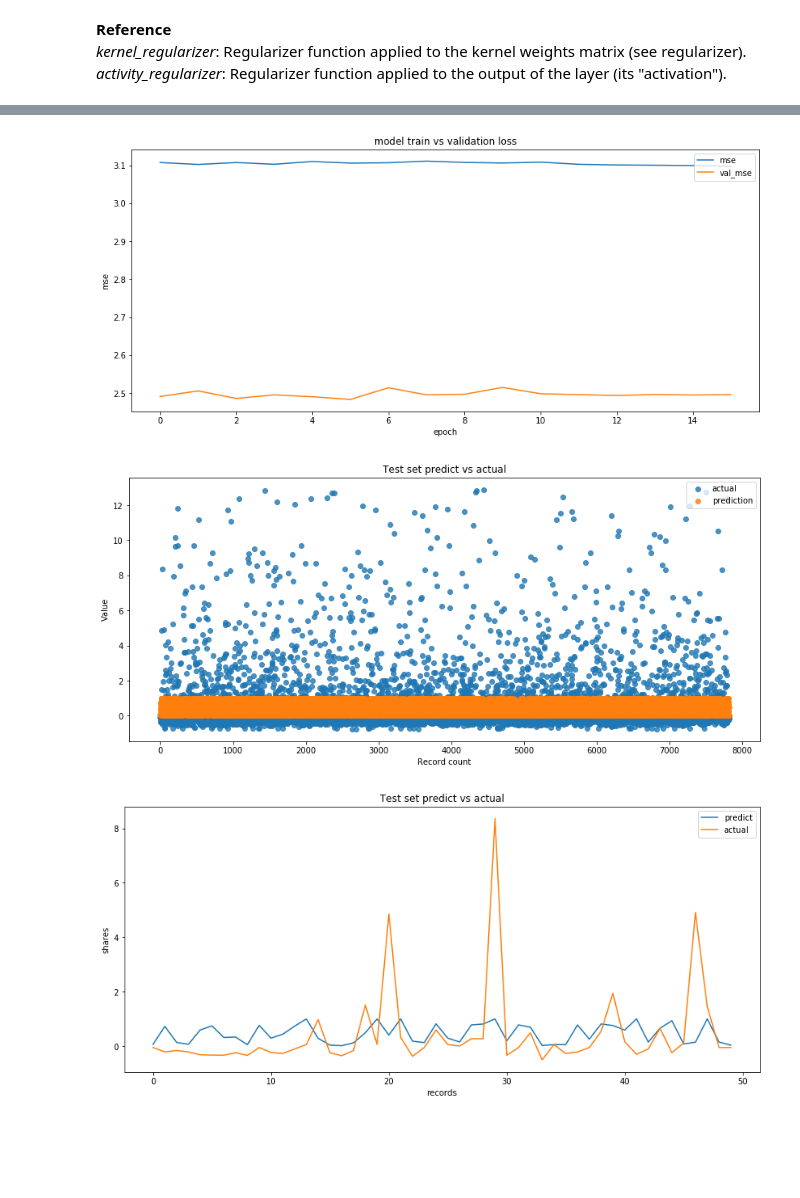
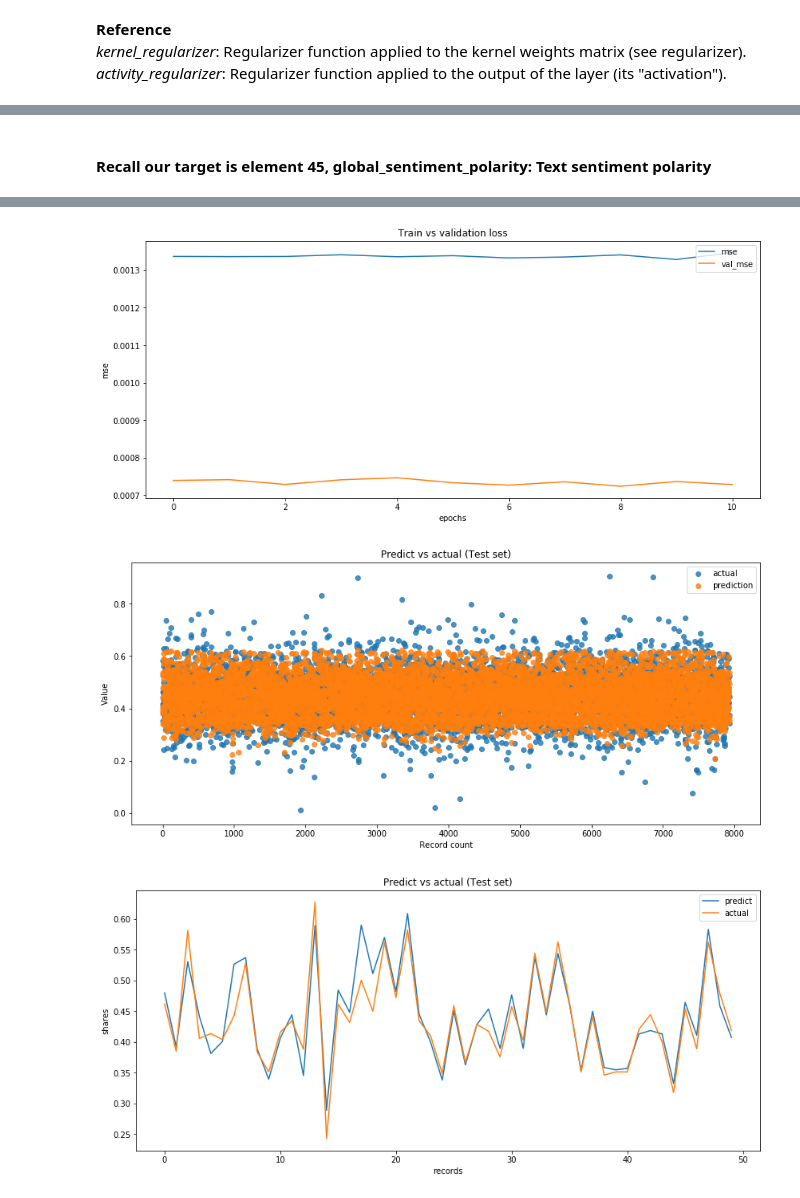
Before and after one commit to Niellai/online_news_popularity, a Jupyter notebook: regression_mlp.ipynb, the cells around one changed output, grey strips where cells are left out. Saved outputs shown, nothing was run; the diff lists cells and outputs as text; code cells hidden in the pictures; blank space fills up the shorter version.

```diff
--- a/regression_mlp.ipynb
+++ b/regression_mlp.ipynb
@@ -145,10 +145,9 @@ def reject_outliers(dataset, labels, m=40):
     return sub_dataset, sub_labels
 # %%
 # Splitting of dataset into train and test
-# Dataset if normalize using MinMaxScaler
 dataset = []
 labels = []
-dataset, labels = load_dataset(is_normalize=True, is_remove_outlier=True, select_top=20)
+dataset, labels = load_dataset(is_normalize=True, is_remove_outlier=False, select_top=40)
 print('Dataset shape: {0}, Labels: {1}'.format(dataset.shape, labels.shape))
 
 x_train, x_test, y_train, y_test = train_test_split(dataset, labels, test_size=0.2, shuffle=False, random_state=42)
@@ -213,25 +212,21 @@ Labels avg value: 0.6366970476948198
 *activity_regularizer*: Regularizer function applied to the output of the layer (its "activation").
 # %%
 # build model
-l2_kernal = 0.001
+l2_kernal = 0.0001
 
 # model = Sequential()
-# model.add(Dense(2048, input_dim=59, activation='tanh'))
-# model.add(Dropout(0.5))
-# model.add(Dense(1024, activation='tanh'))
-# model.add(Dropout(0.5))
-# model.add(Dense(512, activation='tanh'))
-# model.add(Dropout(0.5))
-# model.add(Dense(512, activation='tanh'))
-# model.add(Dropout(0.5))
-# model.add(Dense(512, activation='tanh'))
+# model.add(Dense(512, input_dim=50, activation='tanh'))
 # model.add(Dropout(0.5))
 # model.add(Dense(256, activation='tanh'))
+# model.add(Dropout(0.5))
+# model.add(Dense(256, activation='tanh'))
+# model.add(Dropout(0.5))
+# model.add(Dense(128, activation='tanh'))
 # model.add(Dropout(0.5))
 # model.add(Dense(1, activation='sigmoid'))
 
 model = Sequential()
-model.add(Dense(512, input_dim=20, activation='relu', kernel_regularizer=regularizers.l2(l2_kernal)))
+model.add(Dense(512, input_dim=40, activation='relu', kernel_regularizer=regularizers.l2(l2_kernal)))
 model.add(Dropout(0.5))
 model.add(Dense(256, activation='relu', kernel_regularizer=regularizers.l2(l2_kernal)))
 model.add(Dropout(0.5))
@@ -242,8 +237,8 @@ model.add(Dropout(0.5))
 model.add(Dense(1, activation='sigmoid', activity_regularizer=regularizers.l2(l2_kernal)))
 
 model.compile(loss='mean_squared_error',
-              optimizer=RMSprop(lr=0.001),
-              metrics=['mean_squared_error'])
+              optimizer=RMSprop(lr=0.0001),
+              metrics=['mse'])
 
 model.summary()
 # %% [output]
@@ -292,10 +287,10 @@ reduce_lr = ReduceLROnPlateau(monitor='val_loss',
                               min_lr=0.00001,
                               verbose=1)
 
-# history = model.fit(x_train, y_train,
-#                       epochs=50,
-#                       validation_data=(x_test, y_test),
-#                       callbacks=[early_stop, checkpoint, reduce_lr],
-#                       verbose=1)
+history = model.fit(x_train, y_train,
+                      epochs=50,
+                      validation_data=(x_test, y_test),
+                      callbacks=[early_stop, checkpoint, reduce_lr],
+                      verbose=1)
 # %% [output]
 Weights loaded: best_weights_mlp.h5
@@ -318,3 +313,5 @@ Epoch 00016: early stopping
+# %% [markdown]
+#### Recall our target is element 45, global_sentiment_polarity: Text sentiment polarity
 # %%
 # showing results
 scores = model.evaluate(x_test, y_test)
@@ -353,16 +350,16 @@ print('r2_score: {0}'.format(round(r2, 6)))
 plt.figure(figsize=(14,6))
 plt.plot(history.history['mean_squared_error'])
 plt.plot(history.history['val_mean_squared_error'])
-plt.title('model train vs validation loss')
+plt.title('Train vs validation loss')
 plt.ylabel('mse')
-plt.xlabel('epoch')
+plt.xlabel('epochs')
 plt.legend(['mse', 'val_mse'], loc='upper right')
 plt.show()
 
 plt.figure(figsize=(14,6))
 plt.xlabel("Record count")
 plt.ylabel("Value")
-plt.title("Test set predict vs actual")
+plt.title("Predict vs actual (Test set)")
 x = list(range(len(y_pred)))
 # plt.ylim(0, 1)
 plt.scatter(x, [pt[0] for pt in y_test], label='actual', alpha=0.8)
@@ -371,7 +368,7 @@ plt.legend(loc='upper right')
 plt.show()
 
 plt.figure(figsize=(14,6))
-plt.title('Test set predict vs actual')
+plt.title('Predict vs actual (Test set)')
 plt.plot(y_pred[:50])
 plt.plot(y_test[:50])
 plt.ylabel('shares')
@@ -398,6 +395,6 @@ r2_score: -22.402747
-[figure, old version]
+[figure, new version]
-[figure, old version]
+[figure, new version]
-[figure, old version]
+[figure, new version]
 # %%
 # kfold on dataset and training
 dataset = []
```
Also changed, not shown: parts of 7 cells of this notebook, 6 other files.
